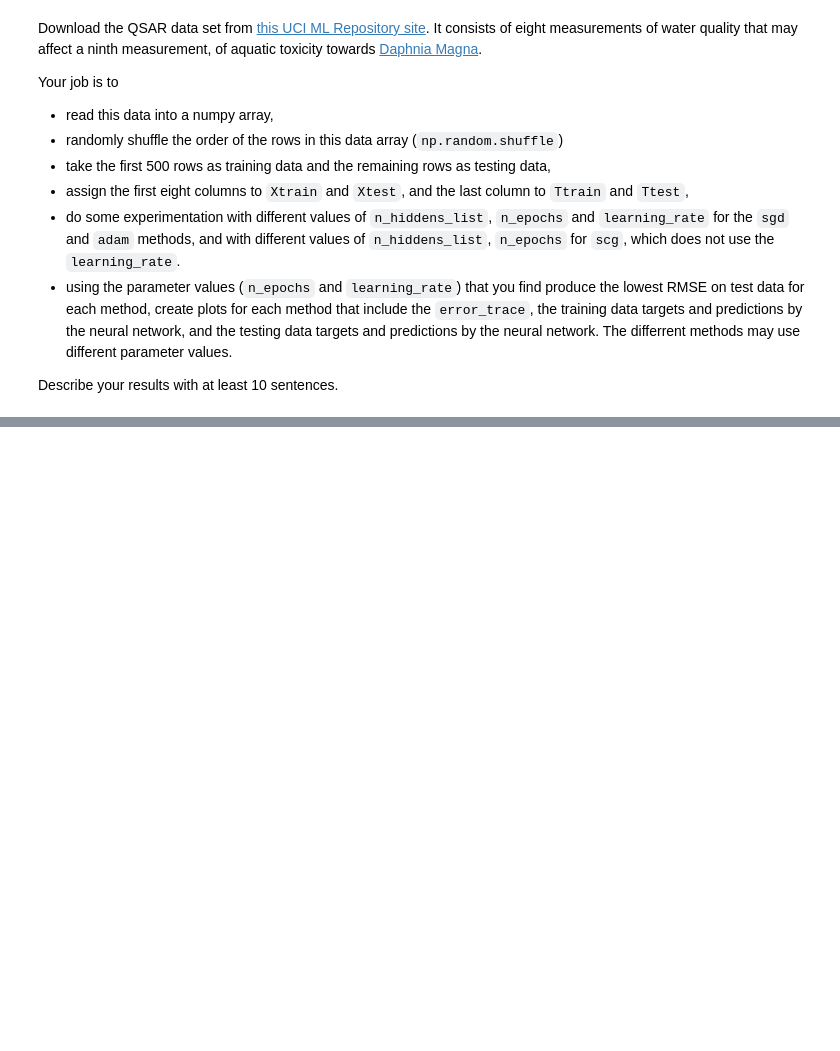
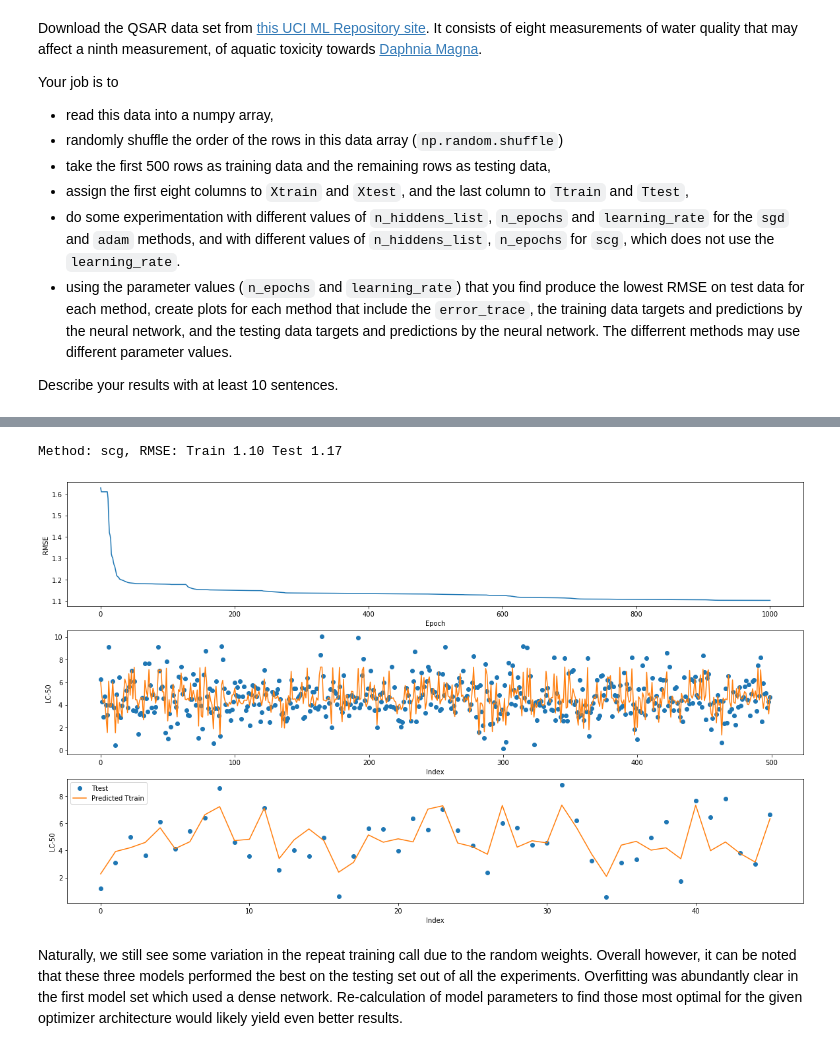
Before and after one commit to MillerRidgeway/MachineLearningNotebooks, a Jupyter notebook: Ridgeway-A3.ipynb, the cells around one changed output, grey strips where cells are left out. Saved outputs shown, nothing was run; the diff lists cells and outputs as text; code cells hidden in the pictures; blank space fills up the shorter version.

```diff
--- a/Ridgeway-A3.ipynb
+++ b/Ridgeway-A3.ipynb
@@ -425,3 +677,10 @@ For the grading script to run correctly, you must first name this notebook as 'L
+# %%
+scg = run_aqua(Xtrain, Ttrain, Xtest, Ttest, 'scg', 1000, 0.1,  n_hiddens_list=[1, 10, 6], plot = True)
+# %% [output]
+Method: scg, RMSE: Train 1.10 Test 1.17
+[figure, added]
+# %% [markdown]
+Naturally, we still see some variation in the repeat training call due to the random weights. Overall however, it can be noted that these three models performed the best on the testing set out of all the experiments. Overfitting was abundantly clear in the first model set which used a dense network. Re-calculation of model parameters to find those most optimal for the given optimizer architecture would likely yield even better results.
 # %%
 %run -i A3grader.py
 # %% [output]
```
Also changed, not shown: parts of 30 cells of this notebook, 2 other files.
